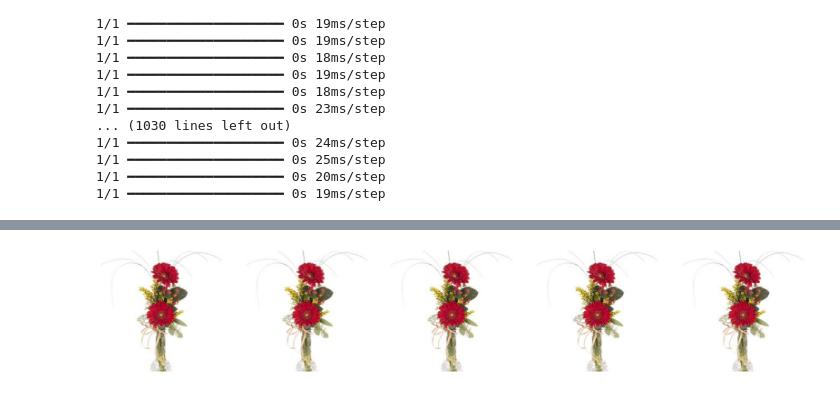
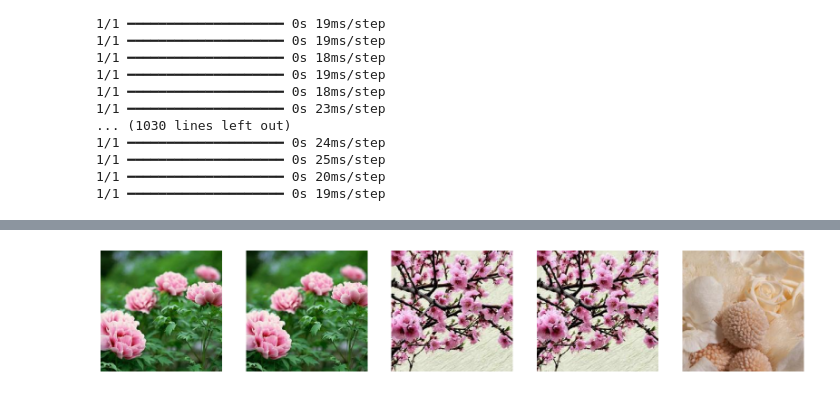
Before and after one commit to namtoptall/DataScience, a Jupyter notebook: rec_sys_milestone_project_data_science.ipynb, the cells around one changed output, grey strips where cells are left out. Drawn from its saved outputs; the diff is of its cells as text; code cells hidden in the pictures.

```diff
--- a/rec_sys_milestone_project_data_science.ipynb
+++ b/rec_sys_milestone_project_data_science.ipynb
@@ -150,7 +157,7 @@ def show_images(image_paths):
     plt.show()
 
 # Thử nghiệm với một ảnh đầu vào
-input_image_path = '/content/dataset/DSP305x_01-A_VN-dataset/test/Peach blossom/000197.jpg'
+input_image_path = '/content/test_img.jpg'
 recommended_images = recommend_images(input_image_path, feature_array, image_list, feature_extractor)
 show_images(recommended_images)
 # %% [output]
@@ -158 +165 @@ show_images(recommended_images)
-[figure, old version]
+[figure, new version]
```
Also changed, not shown: parts of 2 cells of this notebook.
